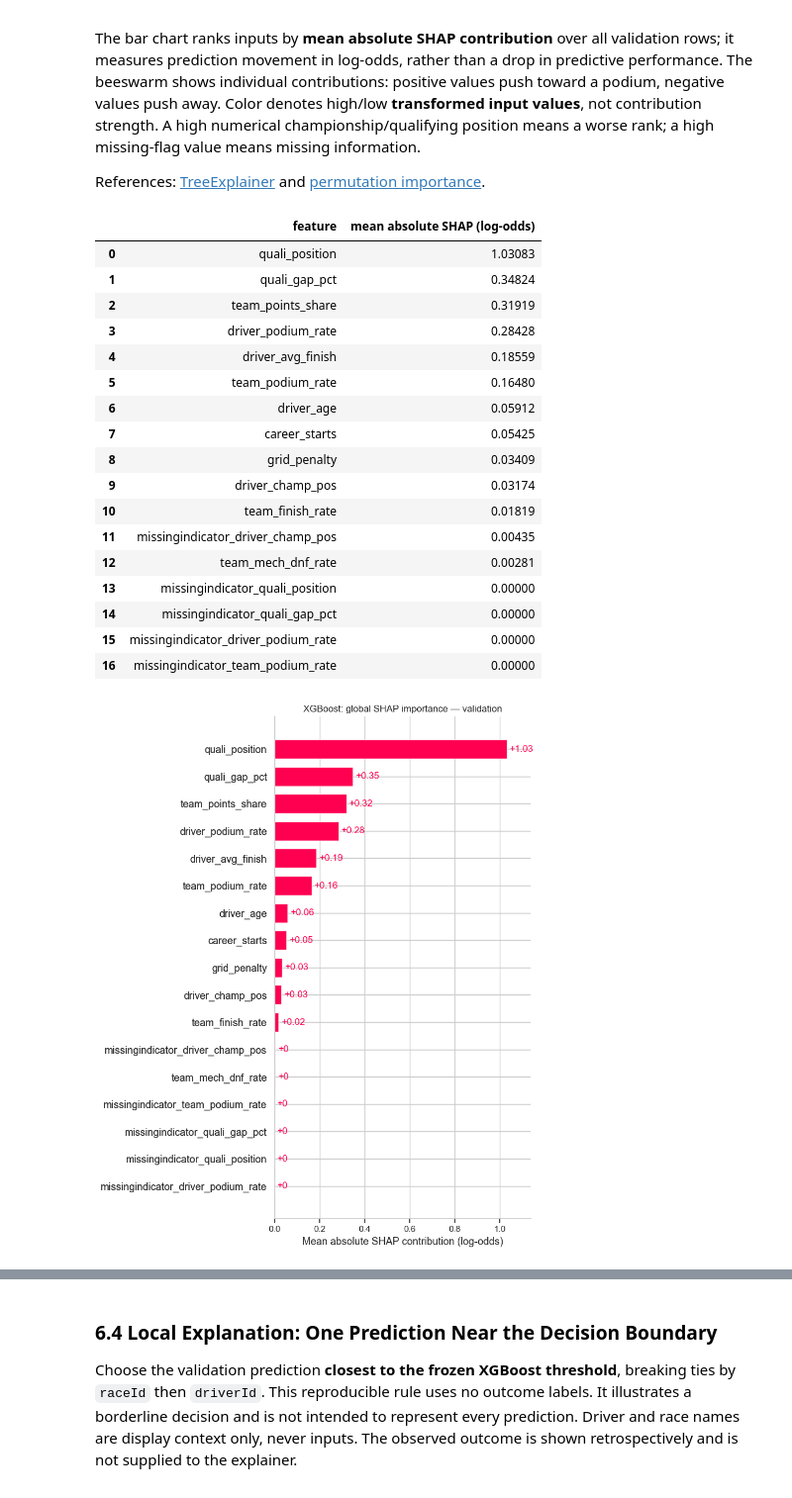
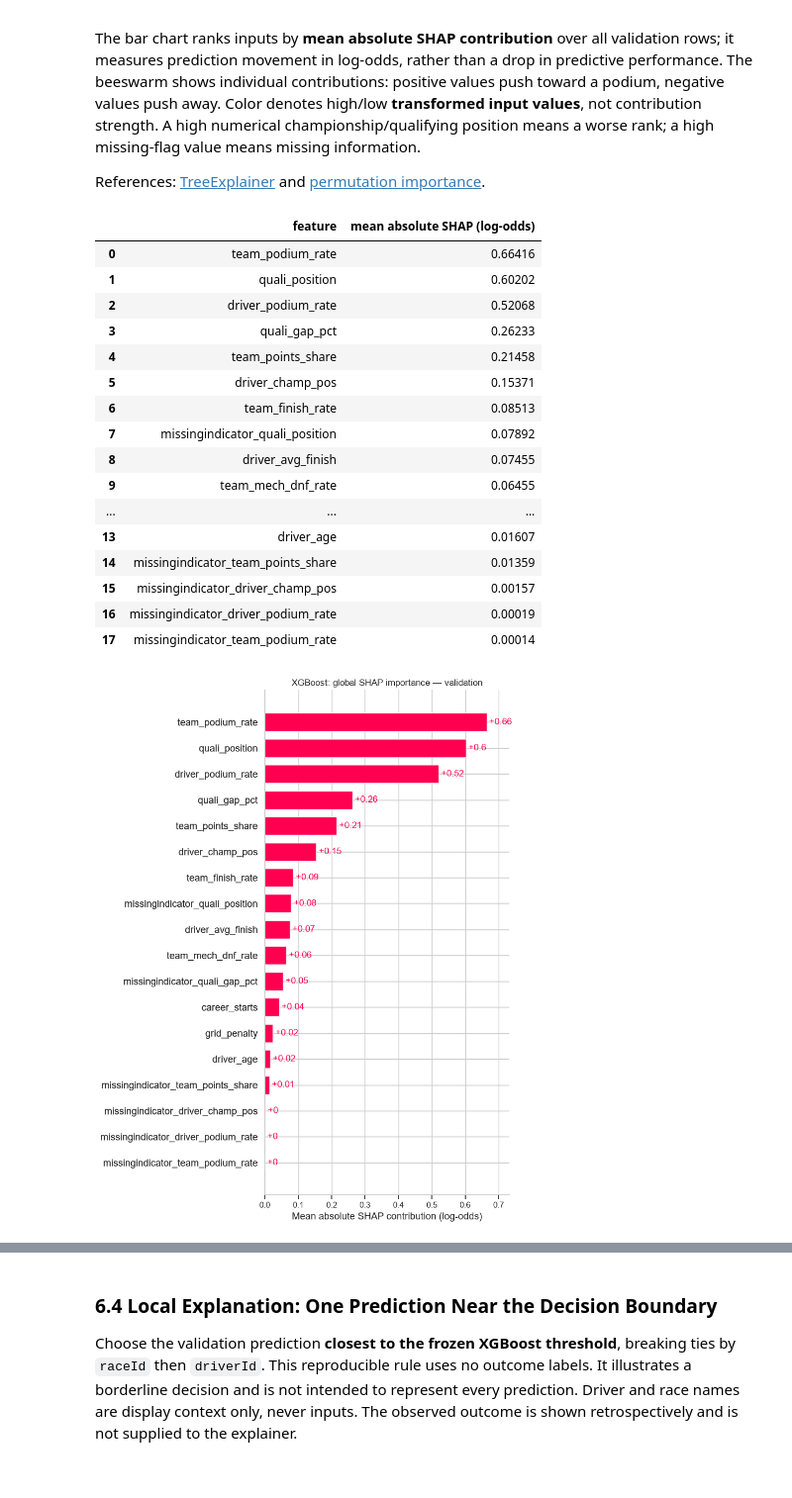
Before and after one commit to Seif2005/ACL2-Project, a Jupyter notebook: Main.ipynb, the cells around one changed output, grey strips where cells are left out. Shown at 99% size. Cells and saved outputs as stored; diff of their text form; code cells hidden in the pictures.

```diff
--- a/Main.ipynb
+++ b/Main.ipynb
@@ -2232,5 +2277,5 @@ handful of races.
 # %%
-SPLITS = {"train": (2003, 2018), "validation": (2019, 2021), "test": (2022, 2024)}
+SPLITS = {"train": (1950, 2018), "validation": (2019, 2021), "test": (2022, 2024)}
 
 
 def split_of(year):
@@ -2446,13 +2508,15 @@ def build_features(results, driver_standings, constructor_standings, qualifying,
     f = f.merge(cs.rename(columns={"raceId": "prev_raceId", "position": "team_champ_pos"})
                 [["prev_raceId", "constructorId", "team_champ_pos", "team_points_share", "teams_listed"]],
                 on=["prev_raceId", "constructorId"], how="left")
-    # Not yet in the standings after round 1 = no points yet: behind everyone listed, share 0
+    # Not yet in the standings after round 1 = no points yet: behind everyone listed, share 0.
+    # Only when that round has standings at all: the constructors' championship starts in 1958, so
+    # before that the team features stay missing (flagged in 3.6) instead of becoming a false 0
     f["drivers_listed"] = f.groupby("raceId")["drivers_listed"].transform("max")
     f["teams_listed"] = f.groupby("raceId")["teams_listed"].transform("max")
-    new_driver = f["round"].gt(1) & f["driver_champ_pos"].isna()
+    new_driver = f["round"].gt(1) & f["driver_champ_pos"].isna() & f["drivers_listed"].notna()
     f.loc[new_driver, "driver_champ_pos"] = f.loc[new_driver, "drivers_listed"] + 1
     f.loc[new_driver, "driver_points_share"] = 0.0
-    new_team = f["round"].gt(1) & f["team_champ_pos"].isna()
+    new_team = f["round"].gt(1) & f["team_champ_pos"].isna() & f["teams_listed"].notna()
     f.loc[new_team, "team_champ_pos"] = f.loc[new_team, "teams_listed"] + 1
     f.loc[new_team, "team_points_share"] = 0.0
 
@@ -2474,6 +2538,8 @@ def build_features(results, driver_standings, constructor_standings, qualifying,
     country = f["circuitId"].map(clean["circuits"].set_index("circuitId")["country"])
     nationality = f["driverId"].map(drivers["nationality"])
     f["home_race"] = [int(c in home_country.get(n, [])) for n, c in zip(nationality, country)]   # mapping from 2.2
+    started = ~h["positionText"].isin(["F", "W"]) & ~h["status"].isin(DID_NOT_START)
+    f["field_size"] = started.groupby(h["raceId"]).transform("sum")   # cars on the grid (3 podiums to share)
 
     return f.drop(columns=["circuitId", "date", "round", "prev_raceId", "race_seq", "constructorId",
                            "drivers_listed", "teams_listed"])
@@ -2485,7 +2551,7 @@ FEATURE_FAMILIES = {
     "standings": ["driver_champ_pos", "driver_points_share", "team_champ_pos", "team_points_share"],
     "form": ["driver_podium_rate", "driver_avg_finish", "team_podium_rate"],
     "reliability": ["team_finish_rate", "team_mech_dnf_rate"],
-    "context": ["career_starts", "driver_age", "home_race"],
+    "context": ["career_starts", "driver_age", "home_race", "field_size"],
 }
 CANDIDATES = sum(FEATURE_FAMILIES.values(), [])
 
@@ -2870,13 +2957,18 @@ from sklearn.preprocessing import FunctionTransformer, StandardScaler
 from sklearn.pipeline import make_pipeline
 
 LOG_FEATURES = ["quali_gap_pct"]
-MISSING_FLAGS = {   # one representative column per reason a value can be missing (3.4.5)
-    "quali_position": "no qualifying result",
-    "quali_gap_pct": "no qualifying time",
-    "driver_champ_pos": "round 1: no standings yet",
-    "driver_podium_rate": "the driver's first race",
-    "team_podium_rate": "the team's first race",
+MISSING_REASONS = {   # reason a value can be missing (3.4.5) -> the candidates that are missing for that reason
+    "no qualifying result": ["quali_position", "grid_penalty"],
+    "no qualifying time": ["quali_gap_pct"],
+    "round 1: no driver standings yet": ["driver_champ_pos", "driver_points_share"],
+    "no constructor standings (round 1, or before 1958)": ["team_champ_pos", "team_points_share"],
+    "the driver's first race": ["driver_podium_rate", "driver_avg_finish"],
+    "the team's first race": ["team_podium_rate", "team_finish_rate", "team_mech_dnf_rate"],
 }
+# One flag per reason, carried by the first selected feature of that reason
+MISSING_FLAGS = {next(f for f in members if f in FEATURES): reason
+                 for reason, members in MISSING_REASONS.items() if any(f in FEATURES for f in members)}
+print("Missing-value flags:", MISSING_FLAGS)
 
 
 def log_transform(X):
@@ -3076,15 +3175,14 @@ display(pd.DataFrame({"package": ["numpy", "pandas", "scikit-learn", "xgboost",
 split_frames = {"train": train, "validation": validation, "test": test}
 split_inputs = {"train": X_train, "validation": X_val, "test": X_test}
 split_targets = {"train": np.asarray(y_train), "validation": np.asarray(y_val), "test": np.asarray(y_test)}
-EXPECTED_YEARS = {"train": (2003, 2018), "validation": (2019, 2021), "test": (2022, 2024)}
 for split, X in split_inputs.items():
     frame, y = split_frames[split], split_targets[split]
-    assert X.shape[1] == 17 and list(X.columns) == list(X_train.columns)
+    assert X.shape[1] == len(FEATURES) + len(MISSING_FLAGS) and list(X.columns) == list(X_train.columns)
     assert len(X) == len(y) == len(frame) and X.index.equals(frame.index)
     assert np.isfinite(X.to_numpy(dtype=float)).all()
     assert set(np.unique(y)) == {0, 1} and np.array_equal(y, frame["podium"].to_numpy())
     assert not frame.duplicated(["raceId", "driverId"]).any()
-    assert frame["year"].between(*EXPECTED_YEARS[split]).all()
+    assert frame["year"].between(*SPLITS[split]).all()   # the seasons fixed in 3.3
 for left, right in [("train", "validation"), ("train", "test"), ("validation", "test")]:
     assert set(split_frames[left]["raceId"]).isdisjoint(split_frames[right]["raceId"])
 
@@ -4181,50 +4443,49 @@ and [permutation importance](https://scikit-learn.org/stable/modules/generated/s
 # %%
 xai_booster = xai_model.get_booster().copy()[:xai_model.best_iteration + 1]
 assert xai_booster.num_boosted_rounds() == xai_model.best_iteration + 1
 xai_explainer = shap.TreeExplainer(
     xai_booster, feature_perturbation="tree_path_dependent", model_output="raw")
 xai_shap = xai_explainer(X_val, check_additivity=True)
 assert xai_shap.values.shape == X_val.shape
 assert list(xai_shap.feature_names) == xai_feature_names
 assert np.isfinite(xai_shap.values).all() and np.isfinite(xai_shap.base_values).all()
 xai_margin = xai_booster.predict(DMatrix(X_val), output_margin=True)
 np.testing.assert_allclose(xai_shap.base_values + xai_shap.values.sum(axis=1),
                            xai_margin, rtol=1e-5, atol=1e-5)
 np.testing.assert_allclose(expit(xai_margin), xai_probabilities, rtol=1e-5, atol=1e-6)
 xai_shap_table = pd.DataFrame({
     "feature": xai_feature_names,
     "mean absolute SHAP (log-odds)": np.abs(xai_shap.values).mean(axis=0),
 }).sort_values("mean absolute SHAP (log-odds)", ascending=False,
               kind="stable").reset_index(drop=True)
 display(xai_shap_table.round(5))
-shap.plots.bar(xai_shap, max_display=17, show=False)
+shap.plots.bar(xai_shap, max_display=len(xai_feature_names), show=False)
 plt.gca().set(xlabel="Mean absolute SHAP contribution (log-odds)",
               title="XGBoost: global SHAP importance — validation")
 plt.tight_layout()
 plt.show()
-shap.plots.beeswarm(xai_shap, max_display=17, plot_size=(12, 8),
+shap.plots.beeswarm(xai_shap, max_display=len(xai_feature_names), plot_size=(12, 8),
                      color_bar_label="Transformed feature value", show=False)
 plt.gca().set(xlabel="SHAP contribution to podium log-odds",
               title="XGBoost: validation SHAP contributions (standardized inputs)")
 plt.tight_layout()
 plt.show()
 # %% [output]
 |  | feature | mean absolute SHAP (log-odds) |
-| 0 | quali_position | 1.03083 |
-| 1 | quali_gap_pct | 0.34824 |
-| 2 | team_points_share | 0.31919 |
-| 3 | driver_podium_rate | 0.28428 |
-| 4 | driver_avg_finish | 0.18559 |
-| 5 | team_podium_rate | 0.16480 |
-| 6 | driver_age | 0.05912 |
-| 7 | career_starts | 0.05425 |
-| 8 | grid_penalty | 0.03409 |
-| 9 | driver_champ_pos | 0.03174 |
-| 10 | team_finish_rate | 0.01819 |
-| 11 | missingindicator_driver_champ_pos | 0.00435 |
-| 12 | team_mech_dnf_rate | 0.00281 |
-| 13 | missingindicator_quali_position | 0.00000 |
-| 14 | missingindicator_quali_gap_pct | 0.00000 |
-| 15 | missingindicator_driver_podium_rate | 0.00000 |
-| 16 | missingindicator_team_podium_rate | 0.00000 |
+| 0 | team_podium_rate | 0.66416 |
+| 1 | quali_position | 0.60202 |
+| 2 | driver_podium_rate | 0.52068 |
+| 3 | quali_gap_pct | 0.26233 |
+| 4 | team_points_share | 0.21458 |
+| 5 | driver_champ_pos | 0.15371 |
+| 6 | team_finish_rate | 0.08513 |
+| 7 | missingindicator_quali_position | 0.07892 |
+| 8 | driver_avg_finish | 0.07455 |
+| 9 | team_mech_dnf_rate | 0.06455 |
+| ... | ... | ... |
+| 13 | driver_age | 0.01607 |
+| 14 | missingindicator_team_points_share | 0.01359 |
+| 15 | missingindicator_driver_champ_pos | 0.00157 |
+| 16 | missingindicator_driver_podium_rate | 0.00019 |
+| 17 | missingindicator_team_podium_rate | 0.00014 |
-[figure, old version]
+[figure, new version]
```
Also changed, not shown: parts of 95 cells of this notebook.
